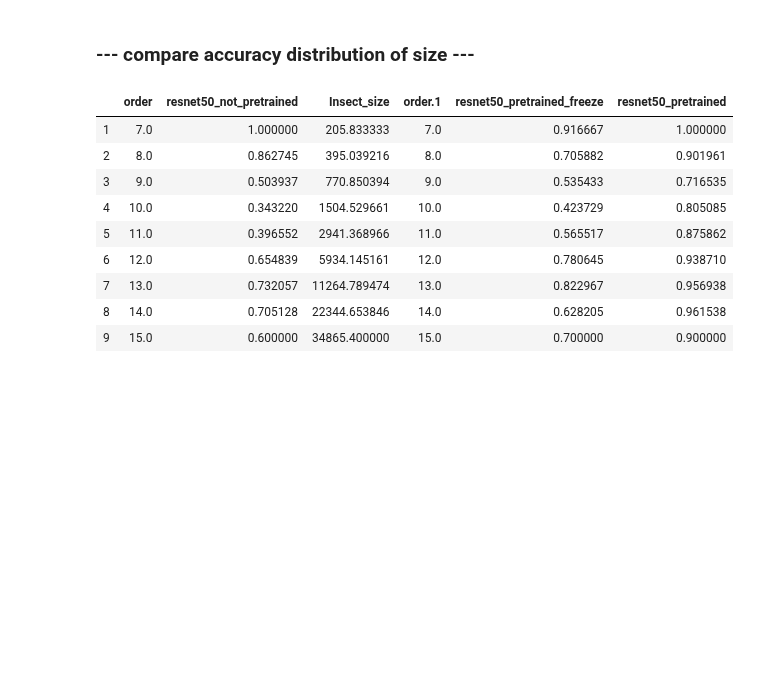
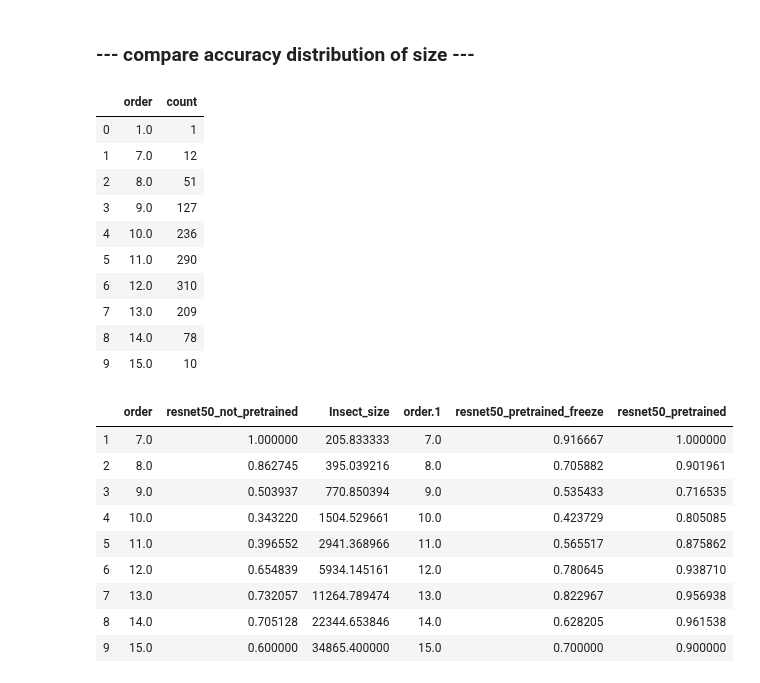
Before and after one commit to keiiti975/Insect_Phenology_Detector, a Jupyter notebook: result/classification/compare_finetuning/compare_finetuning.ipynb, the cells around one changed output. Saved outputs shown, nothing was run; the diff lists cells and outputs as text; code cells hidden in the pictures; blank space fills up the shorter version.

Commit message:
reveal insect num of each size band

```diff
--- a/result/classification/compare_finetuning/compare_finetuning.ipynb
+++ b/result/classification/compare_finetuning/compare_finetuning.ipynb
@@ -54,6 +54,12 @@ plt.savefig("/home/tanida/workspace/Insect_Phenology_Detector/result/classificat
 [figure]
 # %% [markdown]
 ### --- compare accuracy distribution of size ---
+# %%
+cls_each_size_df = pd.read_csv('/home/tanida/workspace/Insect_Phenology_Detector/figure/classification/ResNet101/resnet50_b20_r45_lr1e-5_crossvalid/each_size_df.csv')
+cls_each_size_df["order"] = cls_each_size_df["Insect_size"].apply(lambda x: np.floor(np.log2(x)))
+insect_size = np.asarray(cls_each_size_df["order"])
+idx, count = np.unique(insect_size, return_counts=True)
+insect_size_df = pd.DataFrame({"order": idx, "count": count})
 # %%
 resnet50_not_pretrained = pd.read_csv('/home/tanida/workspace/Insect_Phenology_Detector/figure/classification/ResNet101/resnet50_b20_r45_lr1e-5_crossvalid_not_pretrain/all_size_df.csv')
 resnet50_pretrained = pd.read_csv('/home/tanida/workspace/Insect_Phenology_Detector/figure/classification/ResNet101/resnet50_b20_r45_lr1e-5_crossvalid/all_size_df.csv')
@@ -62,6 +68,20 @@ resnet50_pretrained_freeze = pd.read_csv('/home/tanida/workspace/Insect_Phenolog
 resnet50_not_pretrained = resnet50_not_pretrained.drop(resnet50_not_pretrained.index[[0]])
 resnet50_pretrained_freeze = resnet50_pretrained_freeze.drop(resnet50_pretrained_freeze.index[[0]])
 resnet50_pretrained = resnet50_pretrained.drop(resnet50_pretrained.index[[0]])
+# %%
+insect_size_df
+# %% [output]
+|  | order | count |
+| 0 | 1.0 | 1 |
+| 1 | 7.0 | 12 |
+| 2 | 8.0 | 51 |
+| 3 | 9.0 | 127 |
+| 4 | 10.0 | 236 |
+| 5 | 11.0 | 290 |
+| 6 | 12.0 | 310 |
+| 7 | 13.0 | 209 |
+| 8 | 14.0 | 78 |
+| 9 | 15.0 | 10 |
 # %%
 all_df = resnet50_not_pretrained
 all_df = all_df.rename(columns={'Accuracy': 'resnet50_not_pretrained'})
```
Also changed, not shown: 1 other file.
